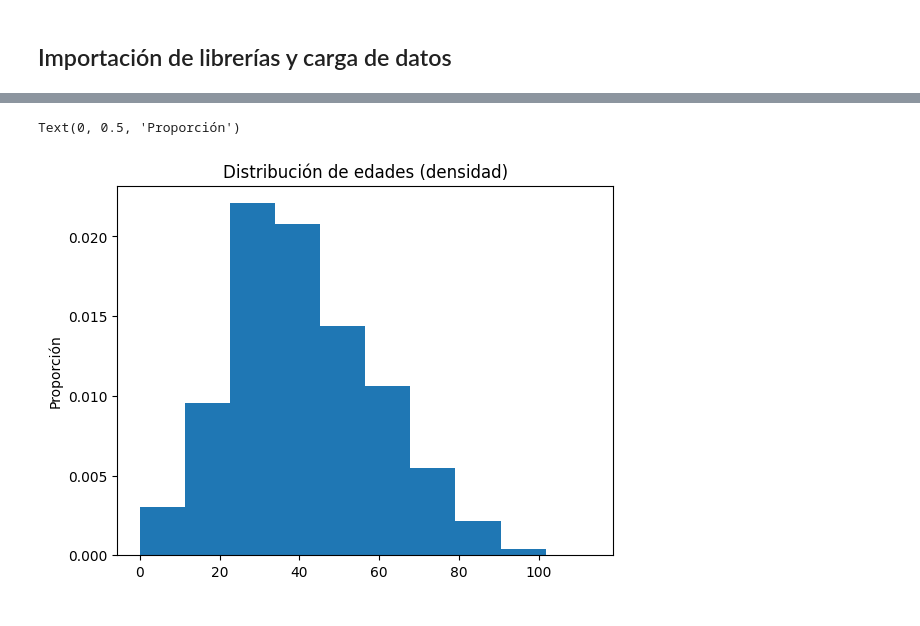
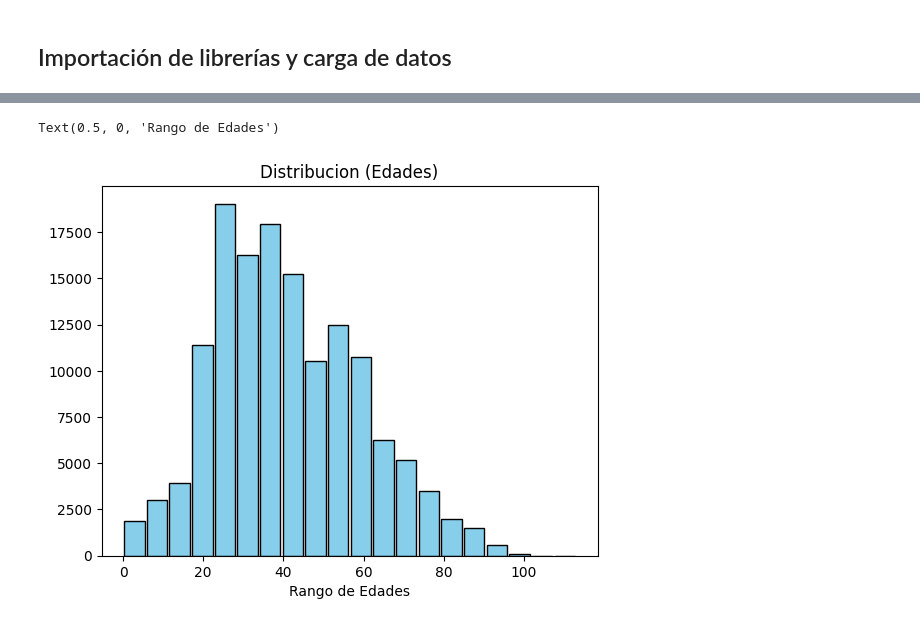
Before and after one commit to Lisandrot1/data-warehouse-analytics, a Jupyter notebook: notebooks/EDA.ipynb, the cells around one changed output, grey strips where cells are left out. Drawn from its saved outputs; the diff is of its cells as text; code cells hidden in the pictures.

Commit message:
EDA: Limpieza inicial, transformación de columnas y análisis exploratorio de la variable edad

```diff
--- a/notebooks/EDA.ipynb
+++ b/notebooks/EDA.ipynb
@@ -57,9 +74,8 @@ Esto puede indicar problemas en la recolección de datos o variables que no fuer
 # %%
-fig, ax = plt.subplots()
-
-ax.hist(df['edad_'],bins=10,density=True)
-ax.set_title("Distribución de edades (densidad)")
-ax.set_ylabel("Proporción")
+fig , ax = plt.subplots()
+ax.hist(df['edad_'], bins=20, color='skyblue', edgecolor='black', rwidth=0.9)
+ax.set_title('Distribucion (Edades)')
+ax.set_xlabel('Rango de Edades')
 # %% [output]
-Text(0, 0.5, 'Proporción')
+Text(0.5, 0, 'Rango de Edades')
-[figure, old version]
+[figure, new version]
```
Also changed, not shown: parts of 11 cells of this notebook, 1 other file.
